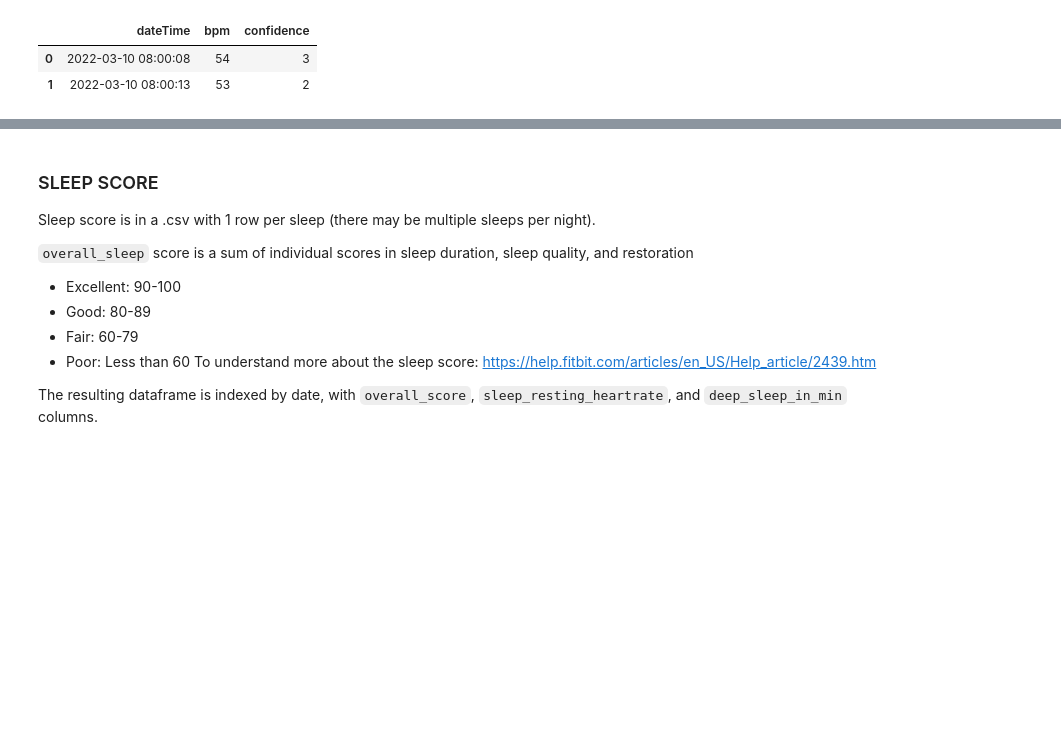
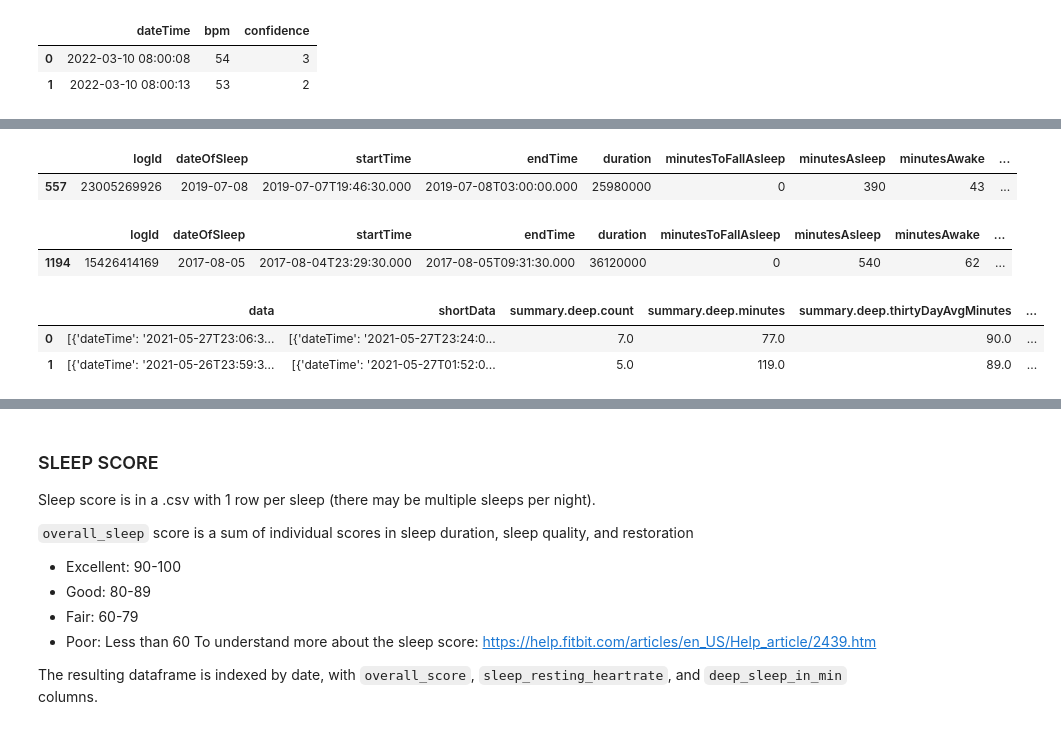
Before and after one commit to jackie-kinsler/sleep_analysis_py, a Jupyter notebook: get_and_clean_data.ipynb, the cells around one changed output, grey strips where cells are left out. Cells and saved outputs as stored; diff of their text form; code cells hidden in the pictures; blank space fills up the shorter version.

```diff
--- a/get_and_clean_data.ipynb
+++ b/get_and_clean_data.ipynb
@@ -113,0 +144,10 @@ levels = pd.json_normalize(df_sleep_nested['levels'])
+# %%
+sleep_nested[sleep_nested['dateOfSleep'] =='2019-07-08']
+# %% [output]
+|  | logId | dateOfSleep | startTime | endTime | duration | minutesToFallAsleep | minutesAsleep | minutesAwake | ... |
+| 557 | 23005269926 | 2019-07-08 | 2019-07-07T19:46:30.000 | 2019-07-08T03:00:00.000 | 25980000 | 0 | 390 | 43 | ... |
+# %%
+sleep_nested[sleep_nested['logId'] == 15426414169]
+# %% [output]
+|  | logId | dateOfSleep | startTime | endTime | duration | minutesToFallAsleep | minutesAsleep | minutesAwake | ... |
+| 1194 | 15426414169 | 2017-08-05 | 2017-08-04T23:29:30.000 | 2017-08-05T09:31:30.000 | 36120000 | 0 | 540 | 62 | ... |
@@ -114,2 +157,8 @@ levels = pd.json_normalize(df_sleep_nested['levels'])
+# %%
+levels.head(2)
+# %% [output]
+|  | data | shortData | summary.deep.count | summary.deep.minutes | summary.deep.thirtyDayAvgMinutes | ... |
+| 0 | [{'dateTime': '2021-05-27T23:06:3... | [{'dateTime': '2021-05-27T23:24:0... | 7.0 | 77.0 | 90.0 | ... |
+| 1 | [{'dateTime': '2021-05-26T23:59:3... | [{'dateTime': '2021-05-27T01:52:0... | 5.0 | 119.0 | 89.0 | ... |
 # %%
 # Here, desired columns from the sleep_nested dataframe and the levels dataframe are combined
```
Also changed, not shown: parts of 17 cells of this notebook.
